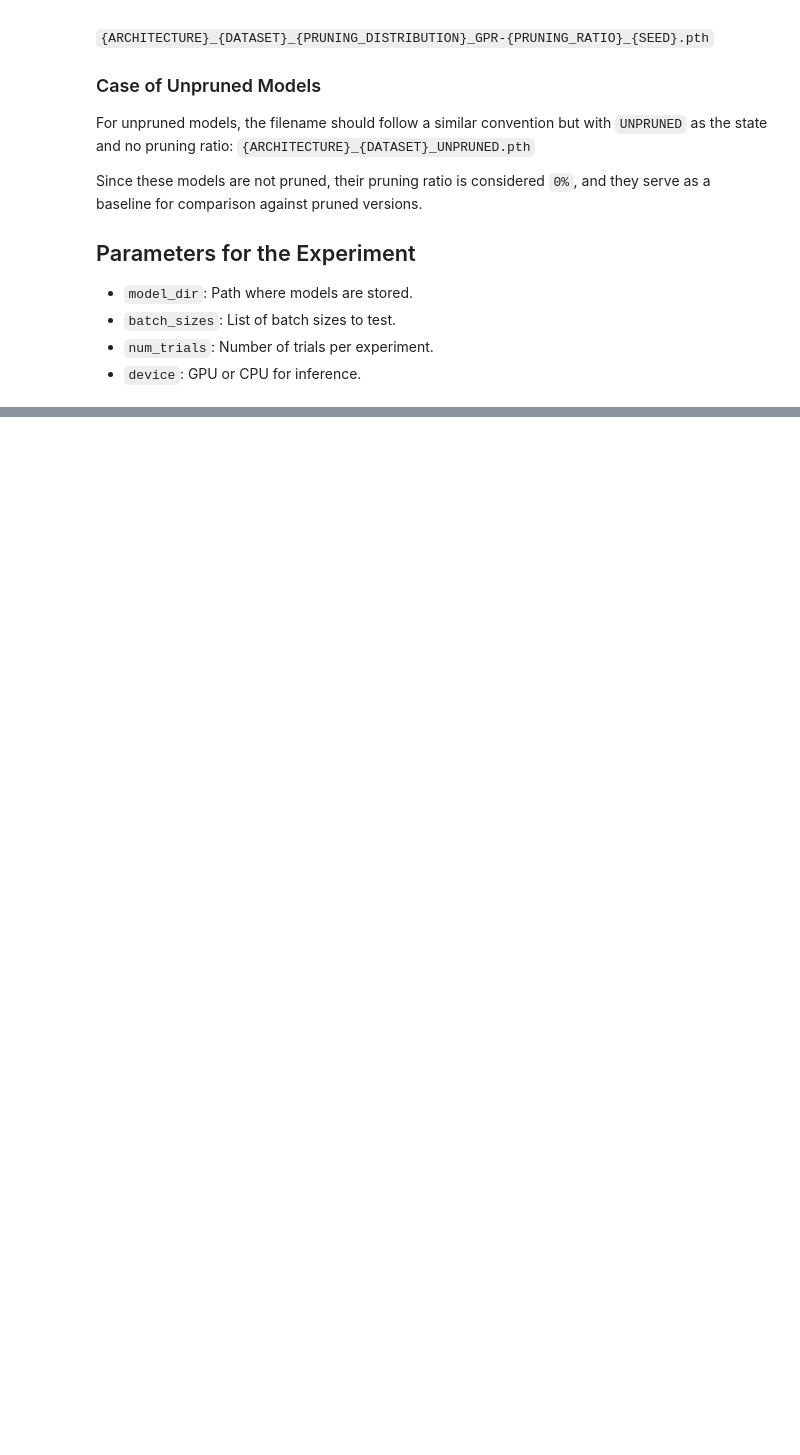
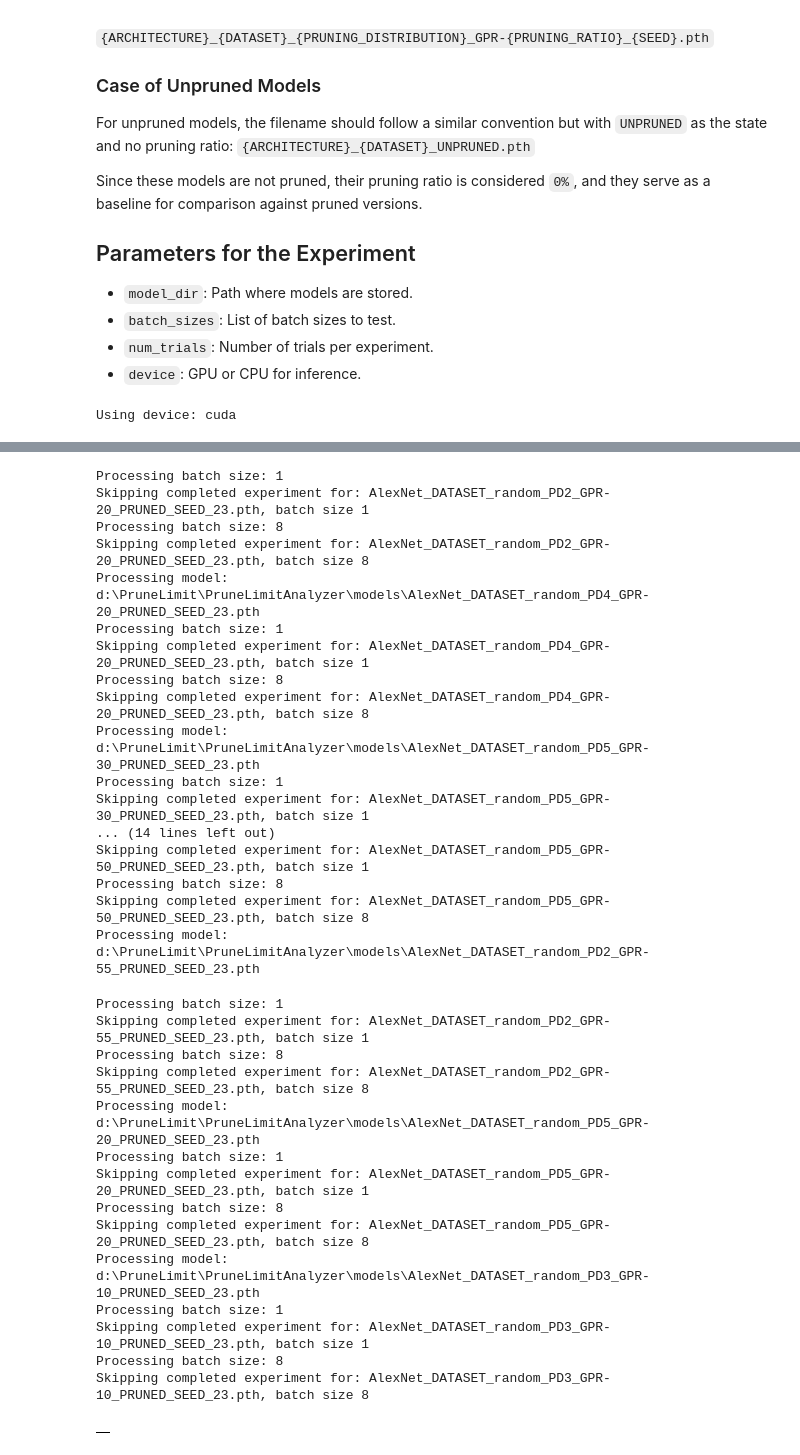
Before and after one commit to DEEP-CGPS/PruneEnergyAnalyzer, a Jupyter notebook: notebooks/1 - Base_Example.ipynb, the cells around one changed output, grey strips where cells are left out. Cells and saved outputs as stored; diff of their text form; code cells hidden in the pictures; blank space fills up the shorter version.

```diff
--- a/notebooks/1 - Base_Example.ipynb
+++ b/notebooks/1 - Base_Example.ipynb
@@ -46,10 +46,10 @@ from PruneEnergyAnalizer import ExperimentRunner
 model_dir = os.path.abspath(os.path.join(os.getcwd(), "..", "models"))
 
 # Define batch sizes and number of trials
-batch_sizes = [1,8,16,32,64]  # Adjusted batch sizes for testing
+batch_sizes = [1,8]  # Adjusted batch sizes for testing
 # Note: Adjust the batch sizes according to your GPU memory capacity
-num_trials = 20
-num_iters = 500
+num_trials = 5
+num_iters = 100
 
 # Define input tensor shape
 input_channels = 3
@@ -69,10 +69,12 @@ experiment = ExperimentRunner(
     input_channels,
     input_height,
     input_width,
-    filename="results_v14.csv",
+    filename="results_v15.csv",
 )
 
 results_df = experiment.run_experiment()
 
 # Display results
 results_df
+# %% [output]
+Using device: cuda
@@ -78,0 +250,32 @@ results_df
+Processing batch size: 1
+Skipping completed experiment for: AlexNet_DATASET_random_PD2_GPR-20_PRUNED_SEED_23.pth, batch size 1
+Processing batch size: 8
+Skipping completed experiment for: AlexNet_DATASET_random_PD2_GPR-20_PRUNED_SEED_23.pth, batch size 8
+Processing model: d:\PruneLimit\PruneLimitAnalyzer\models\AlexNet_DATASET_random_PD4_GPR-20_PRUNED_SEED_23.pth
+Processing batch size: 1
+Skipping completed experiment for: AlexNet_DATASET_random_PD4_GPR-20_PRUNED_SEED_23.pth, batch size 1
+Processing batch size: 8
+Skipping completed experiment for: AlexNet_DATASET_random_PD4_GPR-20_PRUNED_SEED_23.pth, batch size 8
+Processing model: d:\PruneLimit\PruneLimitAnalyzer\models\AlexNet_DATASET_random_PD5_GPR-30_PRUNED_SEED_23.pth
+Processing batch size: 1
+Skipping completed experiment for: AlexNet_DATASET_random_PD5_GPR-30_PRUNED_SEED_23.pth, batch size 1
+... (14 lines left out)
+Skipping completed experiment for: AlexNet_DATASET_random_PD5_GPR-50_PRUNED_SEED_23.pth, batch size 1
+Processing batch size: 8
+Skipping completed experiment for: AlexNet_DATASET_random_PD5_GPR-50_PRUNED_SEED_23.pth, batch size 8
+Processing model: d:\PruneLimit\PruneLimitAnalyzer\models\AlexNet_DATASET_random_PD2_GPR-55_PRUNED_SEED_23.pth
+Processing batch size: 1
+Skipping completed experiment for: AlexNet_DATASET_random_PD2_GPR-55_PRUNED_SEED_23.pth, batch size 1
+Processing batch size: 8
+Skipping completed experiment for: AlexNet_DATASET_random_PD2_GPR-55_PRUNED_SEED_23.pth, batch size 8
+Processing model: d:\PruneLimit\PruneLimitAnalyzer\models\AlexNet_DATASET_random_PD5_GPR-20_PRUNED_SEED_23.pth
+Processing batch size: 1
+Skipping completed experiment for: AlexNet_DATASET_random_PD5_GPR-20_PRUNED_SEED_23.pth, batch size 1
+Processing batch size: 8
+Skipping completed experiment for: AlexNet_DATASET_random_PD5_GPR-20_PRUNED_SEED_23.pth, batch size 8
+Processing model: d:\PruneLimit\PruneLimitAnalyzer\models\AlexNet_DATASET_random_PD3_GPR-10_PRUNED_SEED_23.pth
+Processing batch size: 1
+Skipping completed experiment for: AlexNet_DATASET_random_PD3_GPR-10_PRUNED_SEED_23.pth, batch size 1
+Processing batch size: 8
+Skipping completed experiment for: AlexNet_DATASET_random_PD3_GPR-10_PRUNED_SEED_23.pth, batch size 8
+|  |
```
Also changed, not shown: parts of 1 cell of this notebook, 6 other files.
